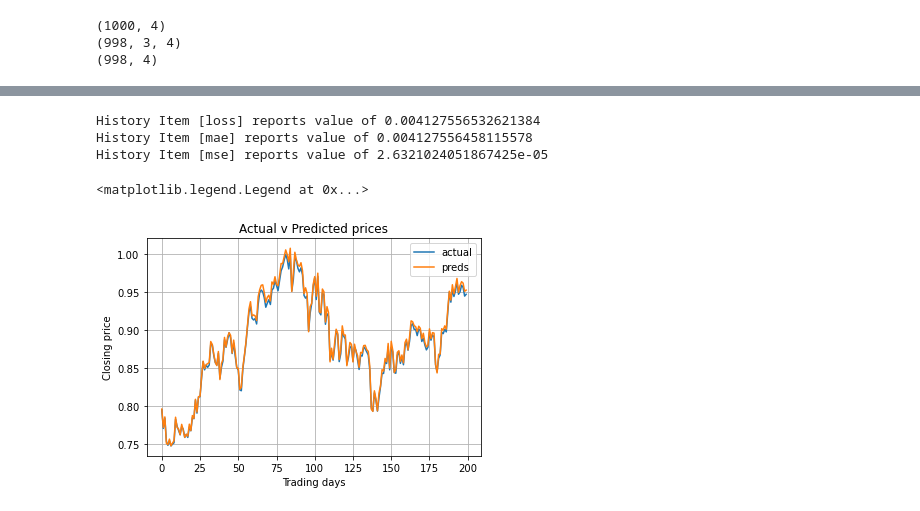
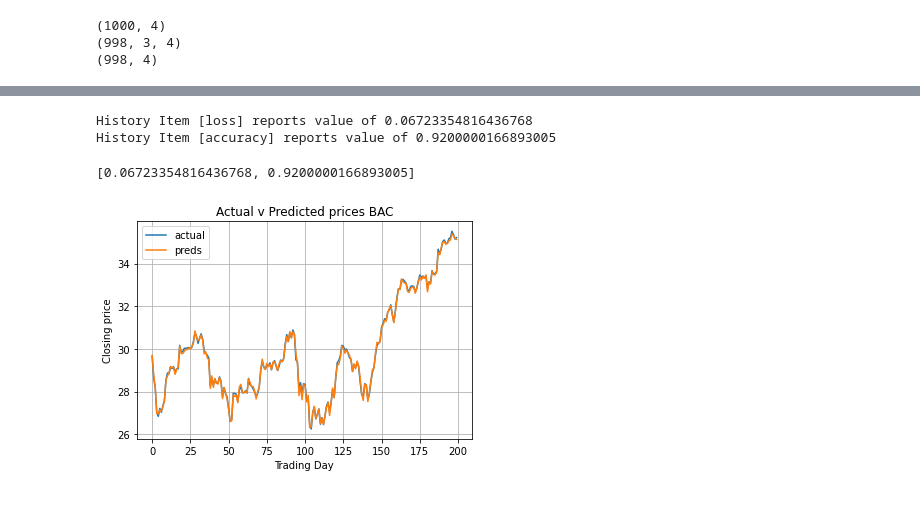
Before and after one commit to antoniouaa/msc_thesis, a Jupyter notebook: src/lstm/lstm.ipynb, the cells around one changed output, grey strips where cells are left out. Saved outputs shown, nothing was run; the diff lists cells and outputs as text; code cells hidden in the pictures.

Commit message:
properly fitted and evaluated the model and produced loss and accuracy plots

```diff
--- a/src/lstm/lstm.ipynb
+++ b/src/lstm/lstm.ipynb
@@ -9,10 +9,11 @@ from keras.layers import Dense, LSTM
 from keras.optimizers import Adam
 
 np.random.seed(1)
+ticker = "BAC"
 
 # Open the AAPL stock file from the ticker_data dir
 TICKER_DIR = "C:\\Users\\anton\\Documents\\antoniouaa\\msc_thesis\\data\\tickers\\ticker_data"
-df = pd.read_csv(f"{TICKER_DIR}\\AXP.csv", header=0)
+df = pd.read_csv(f"{TICKER_DIR}\\{ticker}.csv", header=0)
 
 print(df.shape)
 
@@ -44,8 +45,9 @@ close = target.values.reshape(len(dataset), 1)
 d = np.hstack((open, high, low, close))
 # split sequences
 sc = MinMaxScaler()
-d_sc = sc.fit_transform(d)
-X, y = split_sequences(d_sc, n_steps)
+# d_sc = sc.fit_transform(d)
+# X, y = split_sequences(d_sc, n_steps)
+X, y = split_sequences(d, n_steps)
 
 n_features = X.shape[2]
 print(d.shape)
@@ -64,11 +66,11 @@ model.add(LSTM(100, activation="relu", return_sequences=True, input_shape=(n_ste
 model.add(LSTM(100, activation="relu"))
 model.add(Dense(n_features))
 opt = Adam(learning_rate=0.001)
-model.compile(optimizer=opt, loss="mae", metrics=["mae", "mse"])
+model.compile(optimizer=opt, loss="mae", metrics=["accuracy"])
 
 # split dataset to training and testing sets
 from sklearn.model_selection import train_test_split
 X_train, X_test, y_train, y_test = train_test_split(X, y, train_size=0.8, shuffle=False)
 
-model.fit(X_train, y_train, epochs=500, verbose=2)
+training_history = model.fit(X_train, y_train, epochs=500, verbose=2)
 # %% [output]
@@ -101,8 +111,9 @@ plt.plot(model.history.history["loss"])
 # evaluate the model with the testing datasets
 scores = model.evaluate(X_test, y_test, verbose=0)
 print(*[f"History Item [{item}] reports value of {value}" for value, item in zip(scores, model.metrics_names)], sep="\n")
+scores
 # %% [output]
-History Item [loss] reports value of 0.004127556532621384
-History Item [mae] reports value of 0.004127556458115578
-History Item [mse] reports value of 2.6321024051867425e-05
+History Item [loss] reports value of 0.06723354816436768
+History Item [accuracy] reports value of 0.9200000166893005
+[0.06723354816436768, 0.9200000166893005]
 # %%
@@ -118,14 +124,13 @@ predictions = yhat[:, -1]
 # %%
 # plot the predicted values against the actual values
 fig = plt.figure()
-plt.title("Actual v Predicted prices")
+plt.title(f"Actual v Predicted prices {ticker}")
 plt.ylabel("Closing price")
-plt.xlabel("Trading days")
+plt.xlabel("Trading Day")
 plt.plot(actual, label="actual")
 plt.plot(predictions, label="preds")
 plt.grid()
 plt.legend()
-# plt.savefig("C:\\Users\\anton\\Documents\\antoniouaa\\msc_thesis\\data\\tickers\\MSFT.png")
+plt.savefig(f"C:\\Users\\anton\\Documents\\antoniouaa\\msc_thesis\\assets\\{ticker}.png")
 # %% [output]
-<matplotlib.legend.Legend at 0x...>
-[figure, old version]
+[figure, new version]
```
Also changed, not shown: parts of 5 cells of this notebook, 47 other files.
